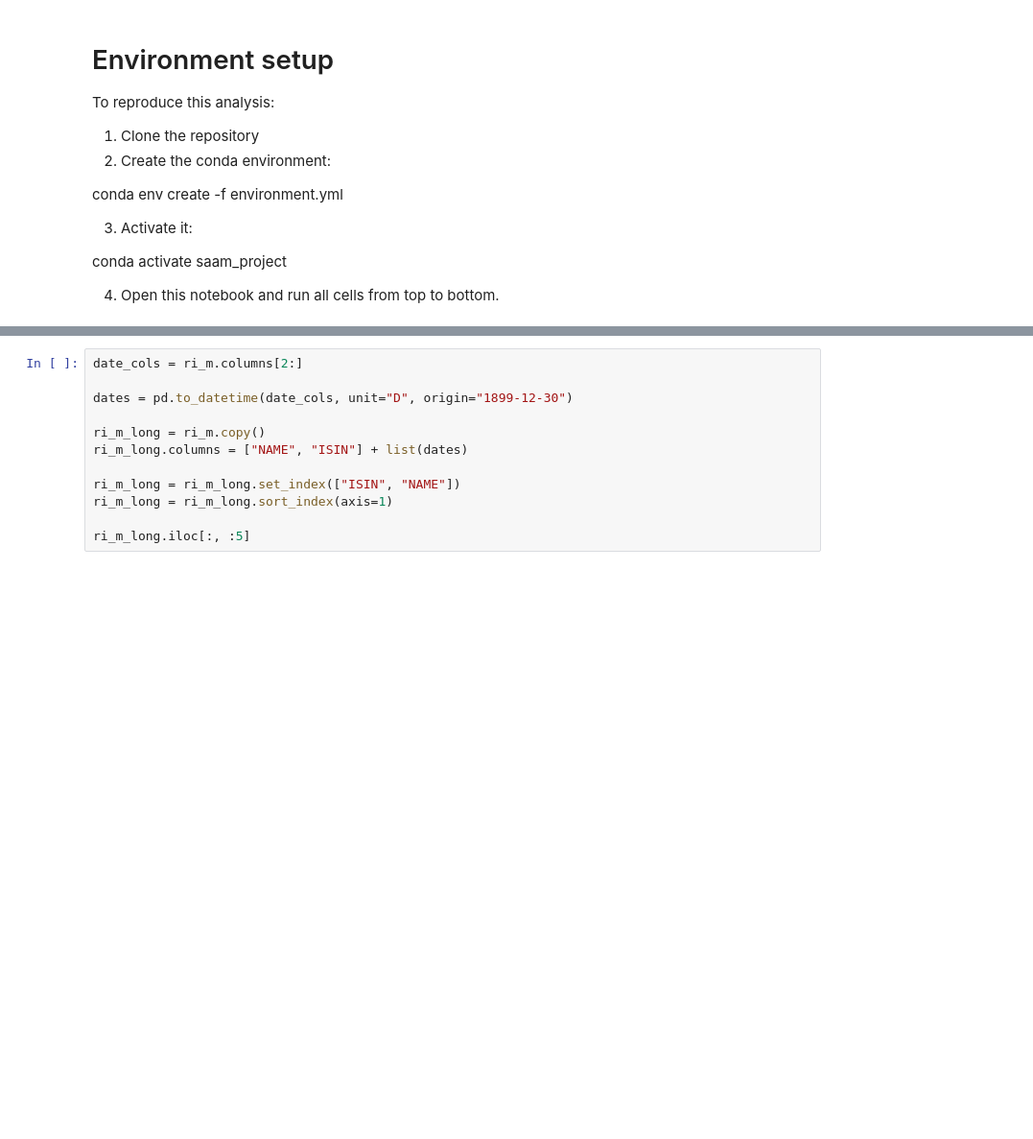
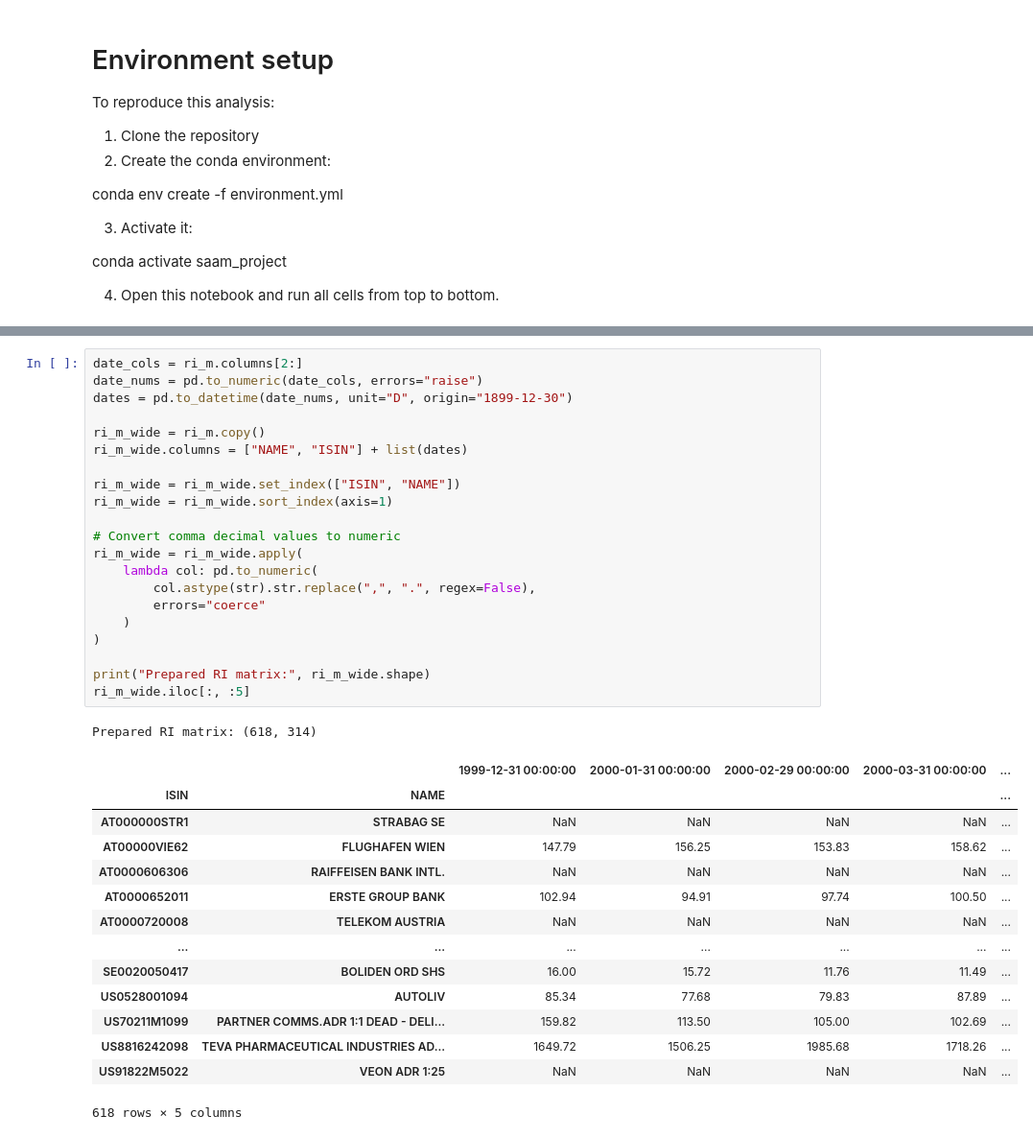
Before and after one commit to BottiAlessandro/SAAM-Project, a Jupyter notebook: notebooks/saam_analysis.ipynb, the cells around one changed output, grey strips where cells are left out. Shown at 96% size. Drawn from its saved outputs; the diff is of its cells as text; blank space fills up the shorter version.

```diff
--- a/notebooks/saam_analysis.ipynb
+++ b/notebooks/saam_analysis.ipynb
@@ -37,12 +93,37 @@ ModuleNotFoundError: No module named 'pandas'
 # %%
 date_cols = ri_m.columns[2:]
+date_nums = pd.to_numeric(date_cols, errors="raise")
+dates = pd.to_datetime(date_nums, unit="D", origin="1899-12-30")
 
-dates = pd.to_datetime(date_cols, unit="D", origin="1899-12-30")
+ri_m_wide = ri_m.copy()
+ri_m_wide.columns = ["NAME", "ISIN"] + list(dates)
 
-ri_m_long = ri_m.copy()
-ri_m_long.columns = ["NAME", "ISIN"] + list(dates)
+ri_m_wide = ri_m_wide.set_index(["ISIN", "NAME"])
+ri_m_wide = ri_m_wide.sort_index(axis=1)
 
-ri_m_long = ri_m_long.set_index(["ISIN", "NAME"])
-ri_m_long = ri_m_long.sort_index(axis=1)
+# Convert comma decimal values to numeric
+ri_m_wide = ri_m_wide.apply(
+    lambda col: pd.to_numeric(
+        col.astype(str).str.replace(",", ".", regex=False),
+        errors="coerce"
+    )
+)
 
-ri_m_long.iloc[:, :5]
+print("Prepared RI matrix:", ri_m_wide.shape)
+ri_m_wide.iloc[:, :5]
+# %% [output]
+Prepared RI matrix: (618, 314)
+|  |  | 1999-12-31 00:00:00 | 2000-01-31 00:00:00 | 2000-02-29 00:00:00 | 2000-03-31 00:00:00 | ... |
+| ISIN | NAME |  |  |  |  | ... |
+| AT000000STR1 | STRABAG SE | NaN | NaN | NaN | NaN | ... |
+| AT00000VIE62 | FLUGHAFEN WIEN | 147.79 | 156.25 | 153.83 | 158.62 | ... |
+| AT0000606306 | RAIFFEISEN BANK INTL. | NaN | NaN | NaN | NaN | ... |
+| AT0000652011 | ERSTE GROUP BANK | 102.94 | 94.91 | 97.74 | 100.50 | ... |
+| AT0000720008 | TELEKOM AUSTRIA | NaN | NaN | NaN | NaN | ... |
+| ... | ... | ... | ... | ... | ... | ... |
+| SE0020050417 | BOLIDEN ORD SHS | 16.00 | 15.72 | 11.76 | 11.49 | ... |
+| US0528001094 | AUTOLIV | 85.34 | 77.68 | 79.83 | 87.89 | ... |
+| US70211M1099 | PARTNER COMMS.ADR 1:1 DEAD - DELI... | 159.82 | 113.50 | 105.00 | 102.69 | ... |
+| US8816242098 | TEVA PHARMACEUTICAL INDUSTRIES AD... | 1649.72 | 1506.25 | 1985.68 | 1718.26 | ... |
+| US91822M5022 | VEON ADR 1:25 | NaN | NaN | NaN | NaN | ... |
+618 rows × 5 columns
```
Also changed, not shown: parts of 18 cells of this notebook.
